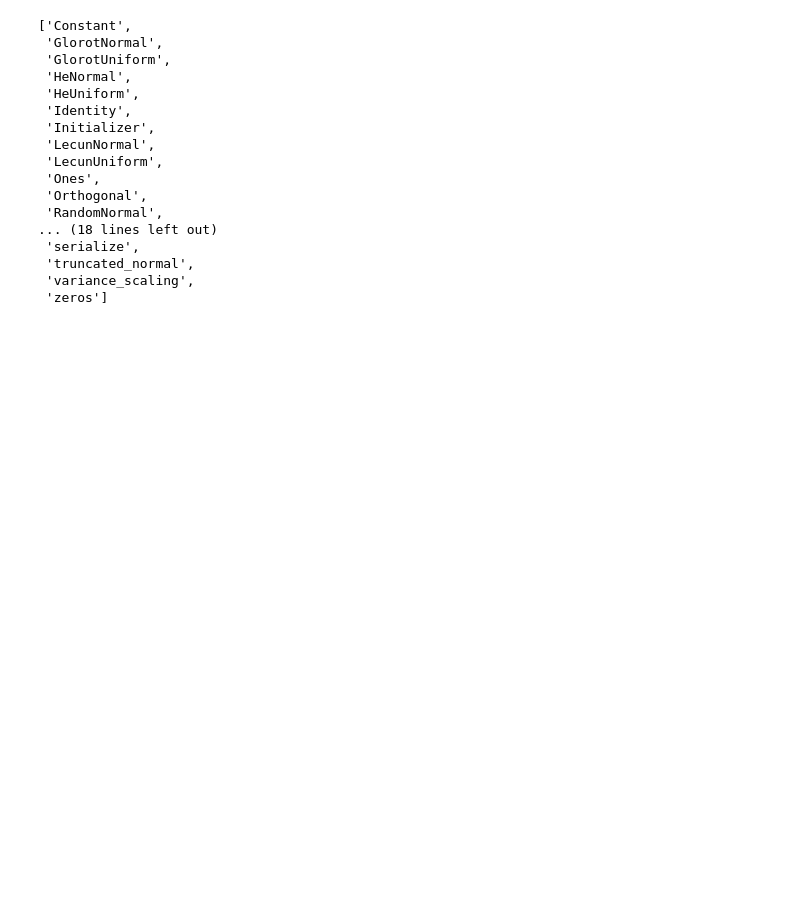
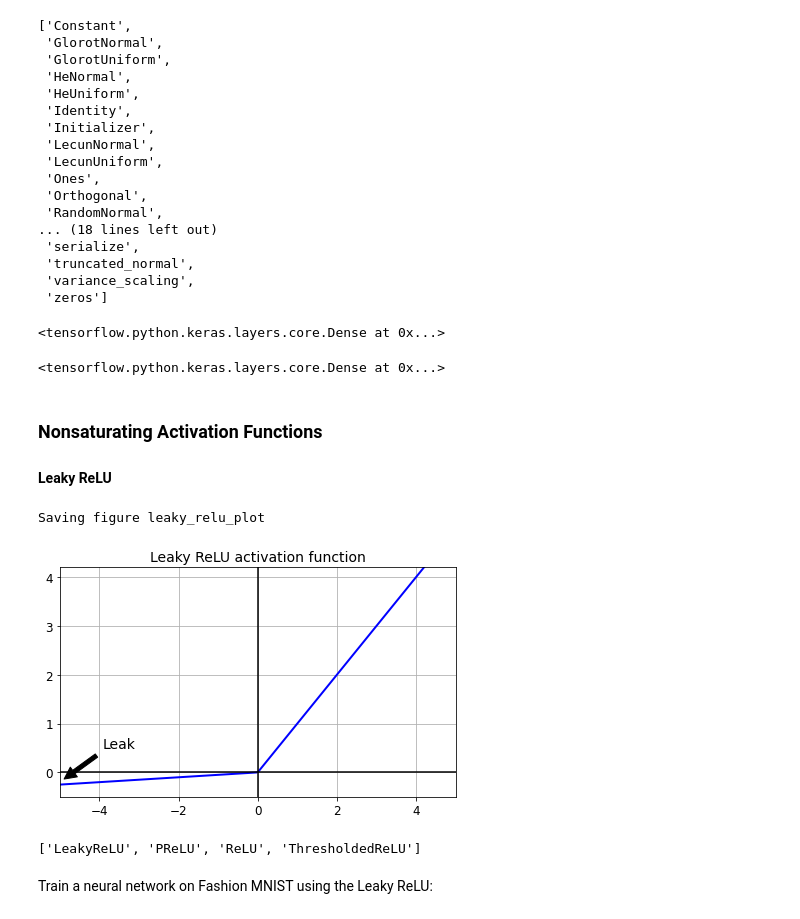
Before and after one commit to niujie/hands-on-ml-zh, a Jupyter notebook: c11.ipynb, the cells around one changed output. Cells and saved outputs as stored; diff of their text form; code cells hidden in the pictures; blank space fills up the shorter version.

```diff
--- a/c11.ipynb
+++ b/c11.ipynb
@@ -102,3 +102,39 @@ Saving figure sigmoid_saturation_plot
  'truncated_normal',
  'variance_scaling',
  'zeros']
+# %%
+keras.layers.Dense(10, activation="relu", kernel_initializer="he_normal")
+# %% [output]
+<tensorflow.python.keras.layers.core.Dense at 0x...>
+# %%
+init = keras.initializers.VarianceScaling(scale=2., mode='fan_avg', distribution='uniform')
+keras.layers.Dense(10, activation="relu", kernel_initializer=init)
+# %% [output]
+<tensorflow.python.keras.layers.core.Dense at 0x...>
+# %% [markdown]
+### Nonsaturating Activation Functions
+#### Leaky ReLU
+# %%
+def leaky_relu(z, alpha=0.01):
+    return np.maximum(alpha*z ,z)
+# %%
+plt.plot(z, leaky_relu(z, 0.05), "b-", linewidth=2)
+plt.plot([-5, 5], [0, 0], 'k-')
+plt.plot([0, 0], [-0.5, 4.2], 'k-')
+plt.grid(True)
+props = dict(facecolor='black', shrink=0.1)
+plt.annotate('Leak', xytext=(-3.5, 0.5), xy=(-5, -0.2), arrowprops=props, fontsize=14, ha="center")
+plt.title("Leaky ReLU activation function", fontsize=14)
+plt.axis([-5, 5, -0.5, 4.2])
+
+save_fig("leaky_relu_plot")
+plt.show()
+# %% [output]
+Saving figure leaky_relu_plot
+[figure, added]
+# %%
+[m for m in dir(keras.layers) if 'relu' in m.lower()]
+# %% [output]
+['LeakyReLU', 'PReLU', 'ReLU', 'ThresholdedReLU']
+# %% [markdown]
+Train a neural network on Fashion MNIST using the Leaky ReLU:
```
Also changed, not shown: parts of 34 cells of this notebook.
